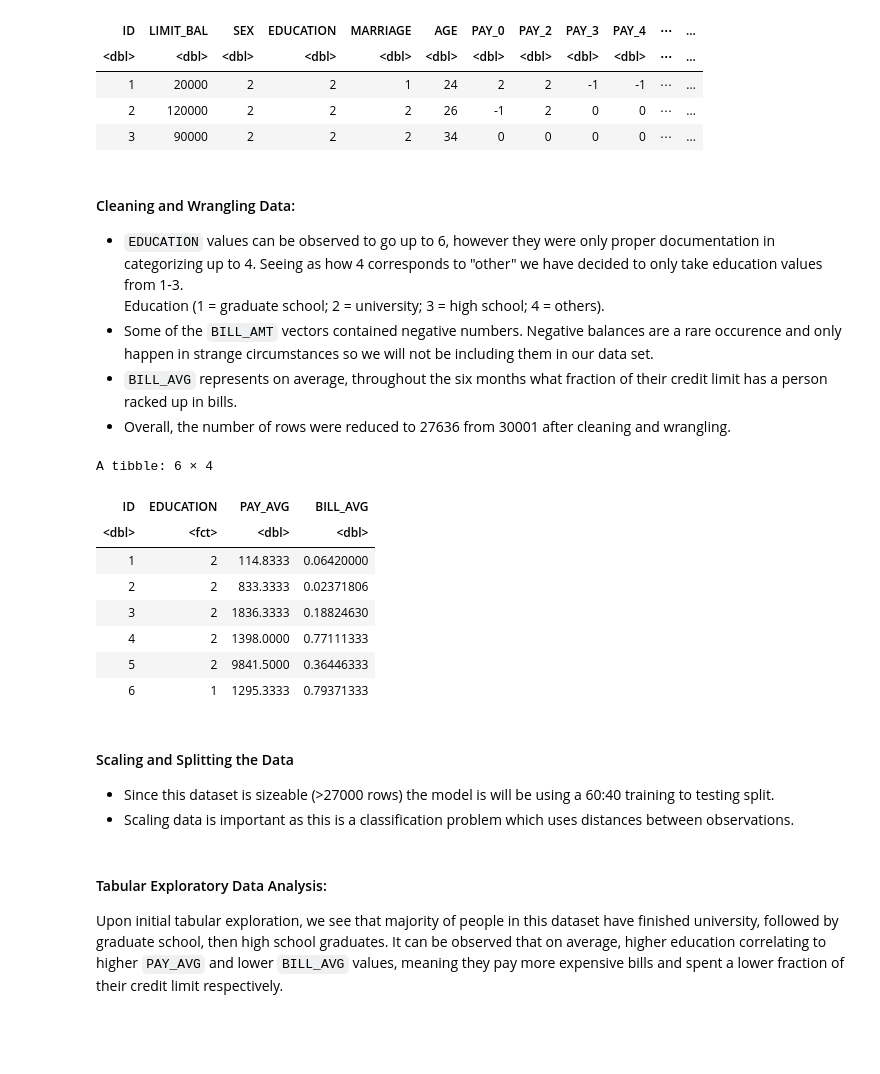
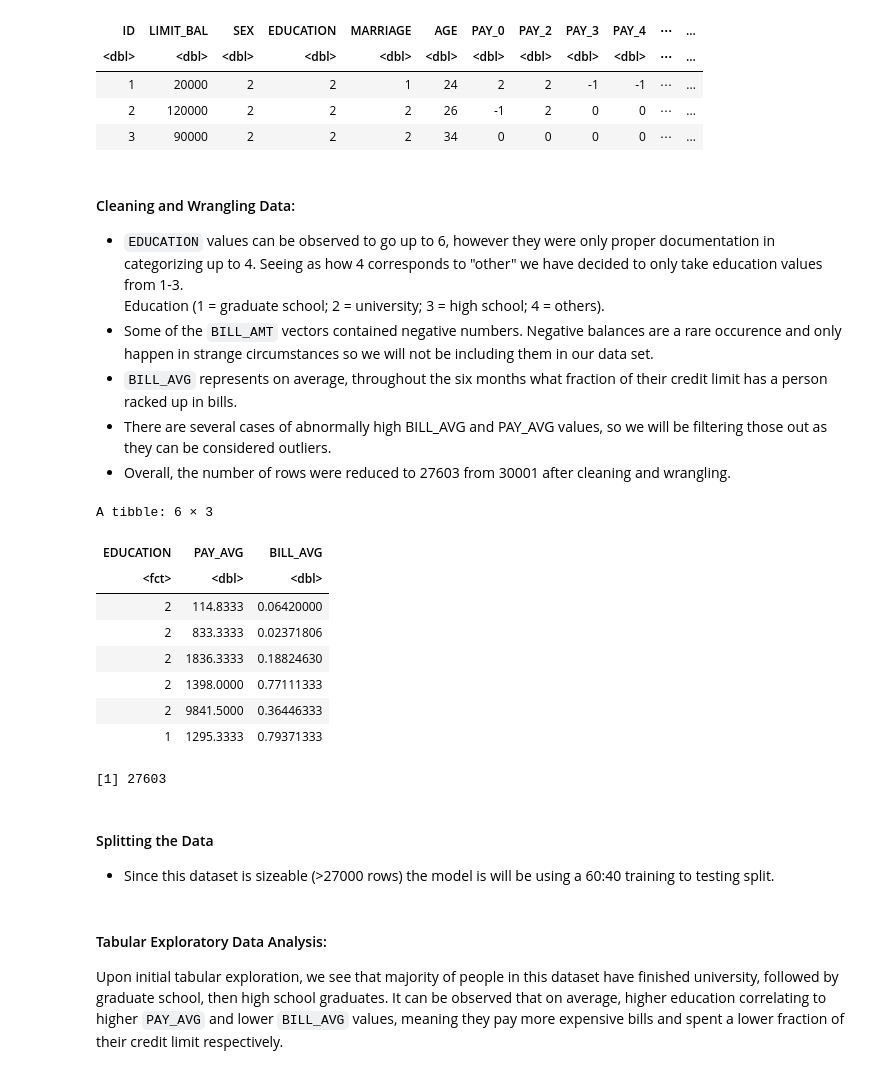
Before and after one commit to Yu-George/DSCI-100-Project, a Jupyter notebook: Report.ipynb, the cells around one changed output. Saved outputs shown, nothing was run; the diff lists cells and outputs as text; code cells hidden in the pictures; blank space fills up the shorter version.

````diff
--- a/Report.ipynb
+++ b/Report.ipynb
@@ -65,30 +65,33 @@ A tibble: 3 × 25
 Education (1 = graduate school; 2 = university; 3 = high school; 4 = others).
 - Some of the ```BILL_AMT``` vectors contained negative numbers. Negative balances are a rare occurence and only happen in strange circumstances so we will not be including them in our data set.
 - ```BILL_AVG``` represents on average, throughout the six months what fraction of their credit limit has a person racked up in bills.
-- Overall, the number of rows were reduced to 27636 from 30001 after cleaning and wrangling.
+- There are several cases of abnormally high BILL_AVG and PAY_AVG values, so we will be filtering those out as they can be considered outliers.
+- Overall, the number of rows were reduced to 27603 from 30001 after cleaning and wrangling.
 # %%
 credit_rel <- credit %>%
     select(ID, LIMIT_BAL, EDUCATION, PAY_AMT1:PAY_AMT6, BILL_AMT1:BILL_AMT6) %>%
     filter(EDUCATION < 4, EDUCATION != 0) %>%
     filter_all(all_vars(. >= 0)) %>%
     mutate(PAY_AVG = (PAY_AMT1 + PAY_AMT2 + PAY_AMT3 + PAY_AMT4 + PAY_AMT5 + PAY_AMT6)/6,
           BILL_AVG = (BILL_AMT1 + BILL_AMT2 + BILL_AMT3 + BILL_AMT4 + BILL_AMT5 + BILL_AMT6)/6,
           BILL_AVG = BILL_AVG/LIMIT_BAL) %>%
-    select(ID,EDUCATION, PAY_AVG, BILL_AVG)
+          select(EDUCATION, PAY_AVG, BILL_AVG) %>%
+          filter(PAY_AVG <= 100000, BILL_AVG <= 2)
 credit_rel$EDUCATION <- as.factor(credit_rel$EDUCATION)
 head(credit_rel,n=6)
+nrow(credit_rel)
 # %% [output]
-A tibble: 6 × 4
+A tibble: 6 × 3
-| ID | EDUCATION | PAY_AVG | BILL_AVG |
-| <dbl> | <fct> | <dbl> | <dbl> |
-| 1 | 2 | 114.8333 | 0.06420000 |
-| 2 | 2 | 833.3333 | 0.02371806 |
-| 3 | 2 | 1836.3333 | 0.18824630 |
-| 4 | 2 | 1398.0000 | 0.77111333 |
-| 5 | 2 | 9841.5000 | 0.36446333 |
-| 6 | 1 | 1295.3333 | 0.79371333 |
+| EDUCATION | PAY_AVG | BILL_AVG |
+| <fct> | <dbl> | <dbl> |
+| 2 | 114.8333 | 0.06420000 |
+| 2 | 833.3333 | 0.02371806 |
+| 2 | 1836.3333 | 0.18824630 |
+| 2 | 1398.0000 | 0.77111333 |
+| 2 | 9841.5000 | 0.36446333 |
+| 1 | 1295.3333 | 0.79371333 |
+[1] 27603
 # %% [markdown]
-#### Scaling and Splitting the Data
+#### Splitting the Data
 - Since this dataset is sizeable (>27000 rows) the model is will be using a 60:40 training to testing split.
-- Scaling data is important as this is a classification problem which uses distances between observations.
 # %%
````
Also changed, not shown: parts of 6 cells of this notebook.
